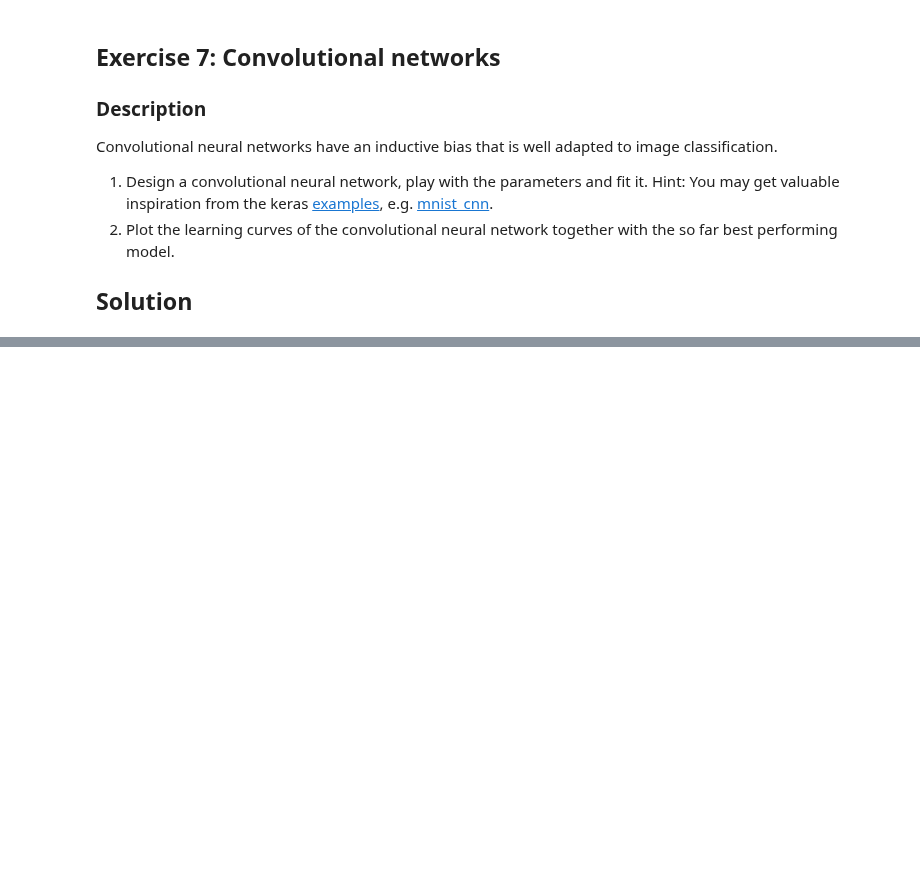
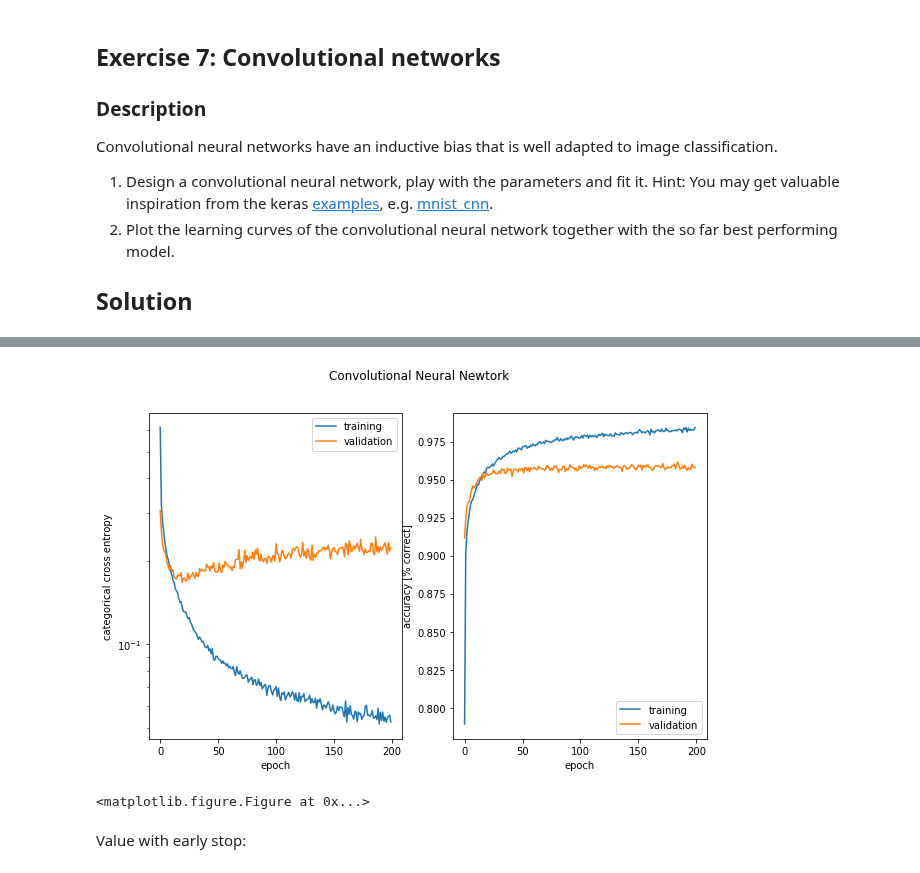
Before and after one commit to denngan/ann, a Jupyter notebook: miniproject1/miniproject1.ipynb, the cells around one changed output, grey strips where cells are left out. Cells and saved outputs as stored; diff of their text form; code cells hidden in the pictures; blank space fills up the shorter version.

```diff
--- a/miniproject1/miniproject1.ipynb
+++ b/miniproject1/miniproject1.ipynb
@@ -959,0 +980,14 @@ Convolutional neural networks have an inductive bias that is well adapted to ima
+# %%
+batch_size = 32 # in each iteration, we consider 32 training examples at once
+num_epochs = 200 # we iterate 200 times over the entire training set
+kernel_size = 3 # we will use 3x3 kernels throughout
+pool_size = 2 # we will use 2x2 pooling throughout
+conv_depth_1 = 32 # we will initially have 32 kernels per conv. layer...
+conv_depth_2 = 64 # ...switching to 64 after the first pooling layer
+drop_prob_1 = 0.25 # dropout after pooling with probability 0.25
+drop_prob_2 = 0.5 # dropout in the FC layer with probability 0.5
+hidden_size = 512 # the FC layer will have 128 neurons
+
+# we must input the data in its original shape, therefore:
+x_train = x_train_original
+x_test = x_test_original
@@ -959,0 +998,29 @@ Convolutional neural networks have an inductive bias that is well adapted to ima
+# %%
+# 1st Stage
+model = Sequential()
+model.add(Conv2D(conv_depth_1, kernel_size=(kernel_size, kernel_size),
+                 activation='relu',
+                 input_shape=input_shape))
+model.add(Conv2D(conv_depth_2, (kernel_size, kernel_size), activation='relu'))
+model.add(MaxPooling2D(pool_size=(pool_size, pool_size)))
+model.add(Dropout(drop_prob_1))
+
+# 2nd Stage
+model.add(Flatten())
+model.add(Dense(128, activation='relu'))
+model.add(Dropout(0.5))
+model.add(Dense(5, activation='softmax'))
+
+model.compile(loss=keras.losses.categorical_crossentropy,
+              optimizer='adam',
+              metrics=['accuracy'])
+
+history = model.fit(x_train, y_train,
+          batch_size=batch_size,
+          epochs=num_epochs,
+          verbose=1,
+          validation_data=(x_test, y_test))
+
+score = model.evaluate(x_test, y_test, verbose=0)
+print('Test loss:', score[0])
+print('Test accuracy:', score[1])
@@ -959,0 +1045,7 @@ Convolutional neural networks have an inductive bias that is well adapted to ima
+# %%
+plot_history(history, 'Convolutional Neural Newtork')
+# %% [output]
+[figure, added]
+<matplotlib.figure.Figure at 0x...>
+# %% [markdown]
+Value with early stop:
```
Also changed, not shown: parts of 15 cells of this notebook.
